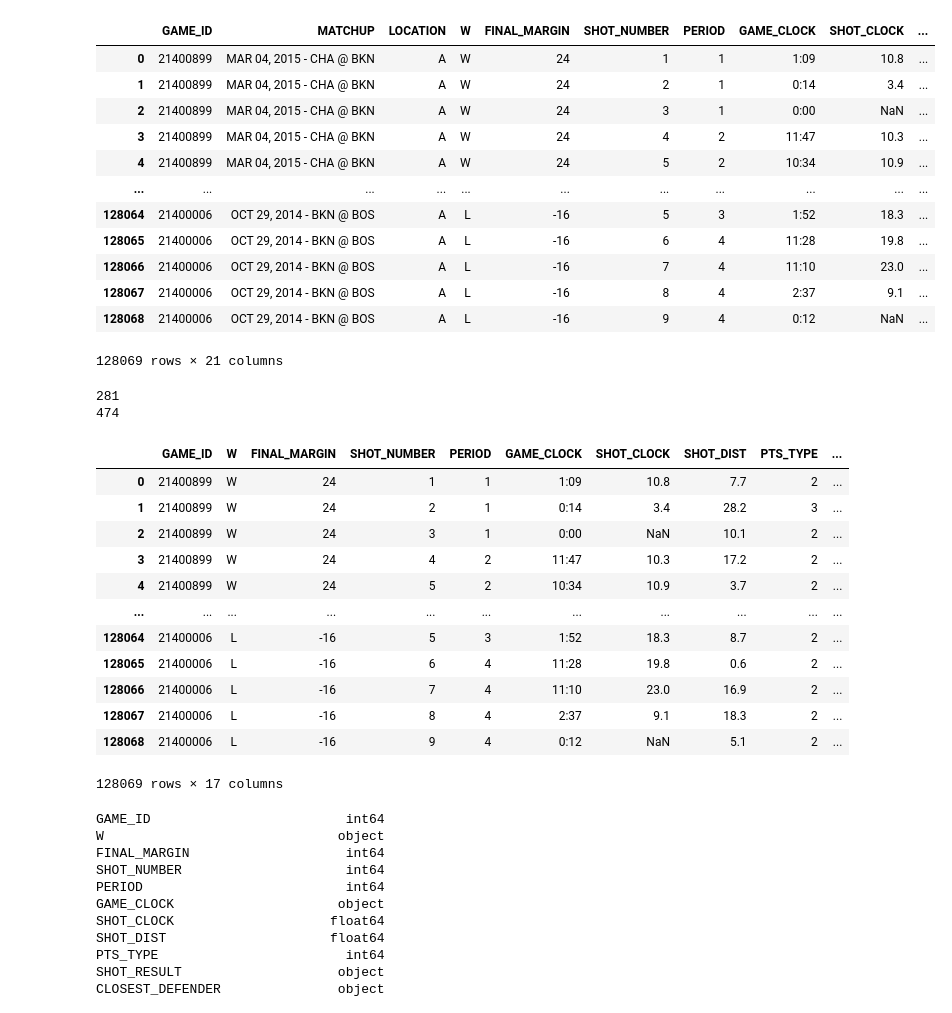
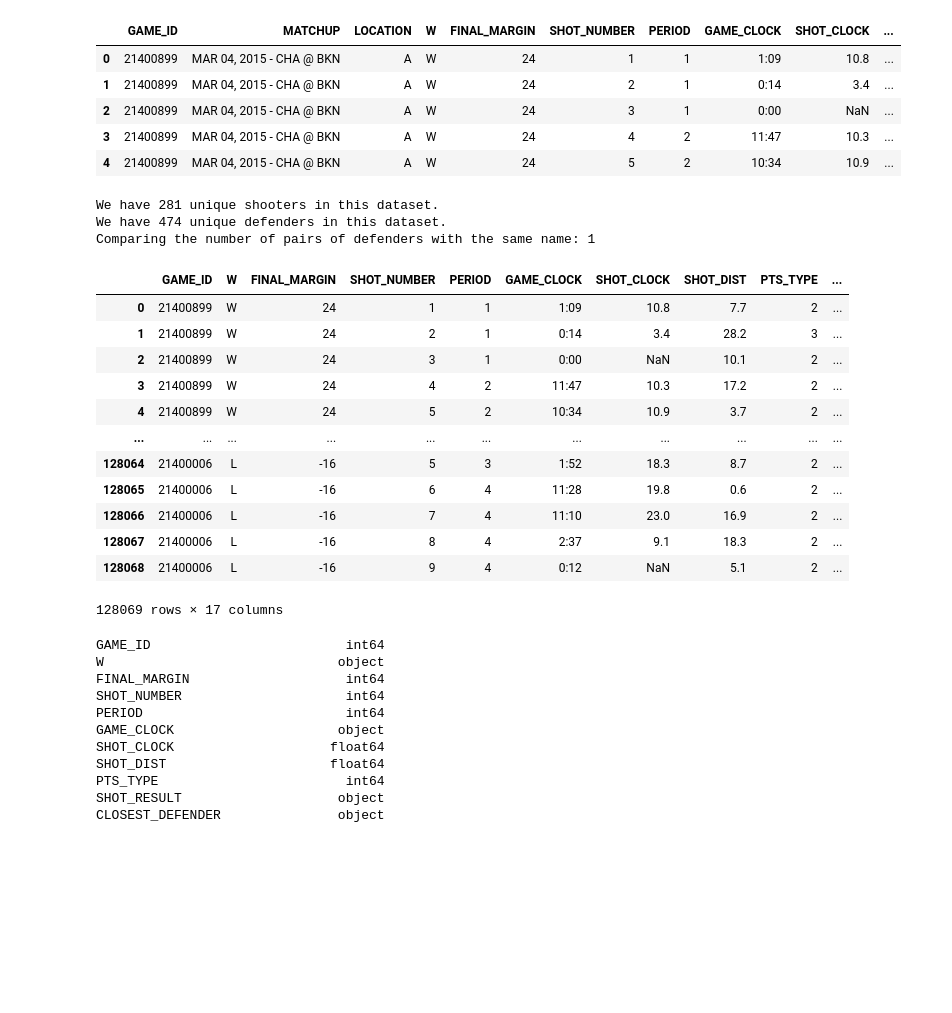
Before and after one commit to briennecole/NBA_Shot_Analysis, a Jupyter notebook: NBA_exploratory_analysis.ipynb, the cells around one changed output. Cells and saved outputs as stored; diff of their text form; code cells hidden in the pictures; blank space fills up the shorter version.

```diff
--- a/NBA_exploratory_analysis.ipynb
+++ b/NBA_exploratory_analysis.ipynb
@@ -6,36 +6,36 @@ import os
 
 nba_df= pd.read_csv("Resources/shot_logs.csv")
 # %%
-nba_df
+with pd.option_context('display.max_columns', None):
+    display(nba_df.head())
 # %% [output]
 |  | GAME_ID | MATCHUP | LOCATION | W | FINAL_MARGIN | SHOT_NUMBER | PERIOD | GAME_CLOCK | SHOT_CLOCK | ... |
 | 0 | 21400899 | MAR 04, 2015 - CHA @ BKN | A | W | 24 | 1 | 1 | 1:09 | 10.8 | ... |
 | 1 | 21400899 | MAR 04, 2015 - CHA @ BKN | A | W | 24 | 2 | 1 | 0:14 | 3.4 | ... |
 | 2 | 21400899 | MAR 04, 2015 - CHA @ BKN | A | W | 24 | 3 | 1 | 0:00 | NaN | ... |
 | 3 | 21400899 | MAR 04, 2015 - CHA @ BKN | A | W | 24 | 4 | 2 | 11:47 | 10.3 | ... |
 | 4 | 21400899 | MAR 04, 2015 - CHA @ BKN | A | W | 24 | 5 | 2 | 10:34 | 10.9 | ... |
-| ... | ... | ... | ... | ... | ... | ... | ... | ... | ... | ... |
-| 128064 | 21400006 | OCT 29, 2014 - BKN @ BOS | A | L | -16 | 5 | 3 | 1:52 | 18.3 | ... |
-| 128065 | 21400006 | OCT 29, 2014 - BKN @ BOS | A | L | -16 | 6 | 4 | 11:28 | 19.8 | ... |
-| 128066 | 21400006 | OCT 29, 2014 - BKN @ BOS | A | L | -16 | 7 | 4 | 11:10 | 23.0 | ... |
-| 128067 | 21400006 | OCT 29, 2014 - BKN @ BOS | A | L | -16 | 8 | 4 | 2:37 | 9.1 | ... |
-| 128068 | 21400006 | OCT 29, 2014 - BKN @ BOS | A | L | -16 | 9 | 4 | 0:12 | NaN | ... |
-128069 rows × 21 columns
 # %%
 #id unique shooters, and count
 nba_shooter= nba_df['player_name'].unique()
-print(len(nba_shooter))
+shooters= len(nba_shooter)
+print(f"We have {shooters} unique shooters in this dataset.")
 name_check= nba_df['CLOSEST_DEFENDER_PLAYER_ID'].unique()
-print(len(name_check))
+defenders=len(name_check)
+print(f"We have {defenders} unique defenders in this dataset.")
+same_name= nba_df['CLOSEST_DEFENDER'].unique()
+same_name_check= len(same_name)
+print(f"Comparing the number of pairs of defenders with the same name: {defenders-same_name_check}")
 
-grouped_def_df=nba_df.groupby("CLOSEST_DEFENDER_PLAYER_ID")
+#grouped_def_df=nba_df.groupby("CLOSEST_DEFENDER_PLAYER_ID")
 #convert all NaN in Shot_clock category to game_clock
 #drop columns
 cleaned_df= nba_df.drop(columns=["MATCHUP", "LOCATION", "DRIBBLES", "TOUCH_TIME"])
 cleaned_df
 # %% [output]
-281
-474
+We have 281 unique shooters in this dataset.
+We have 474 unique defenders in this dataset.
+Comparing the number of pairs of defenders with the same name: 1
 |  | GAME_ID | W | FINAL_MARGIN | SHOT_NUMBER | PERIOD | GAME_CLOCK | SHOT_CLOCK | SHOT_DIST | PTS_TYPE | ... |
 | 0 | 21400899 | W | 24 | 1 | 1 | 1:09 | 10.8 | 7.7 | 2 | ... |
 | 1 | 21400899 | W | 24 | 2 | 1 | 0:14 | 3.4 | 28.2 | 3 | ... |
```
Also changed, not shown: parts of 5 cells of this notebook, 4 other files.
